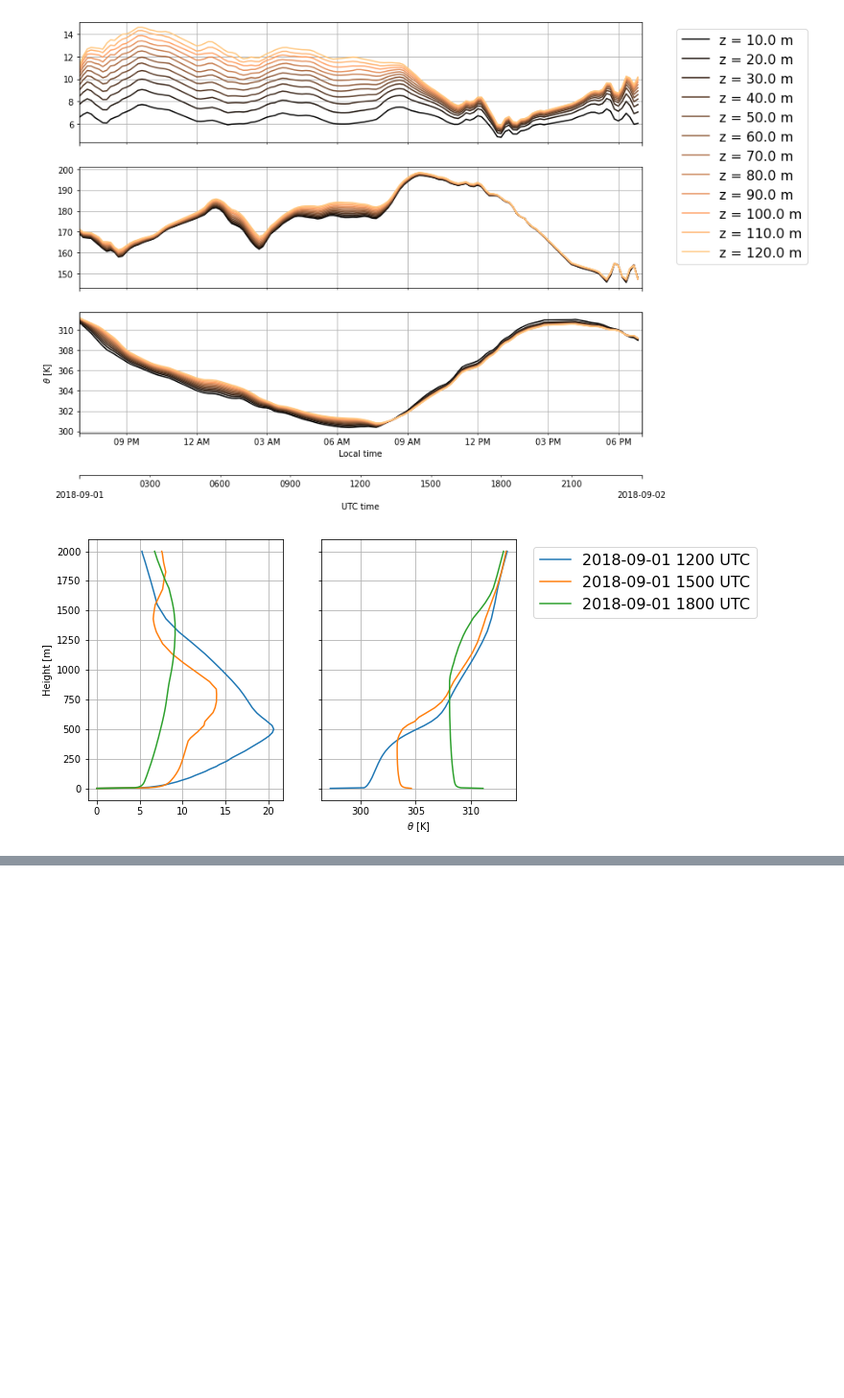
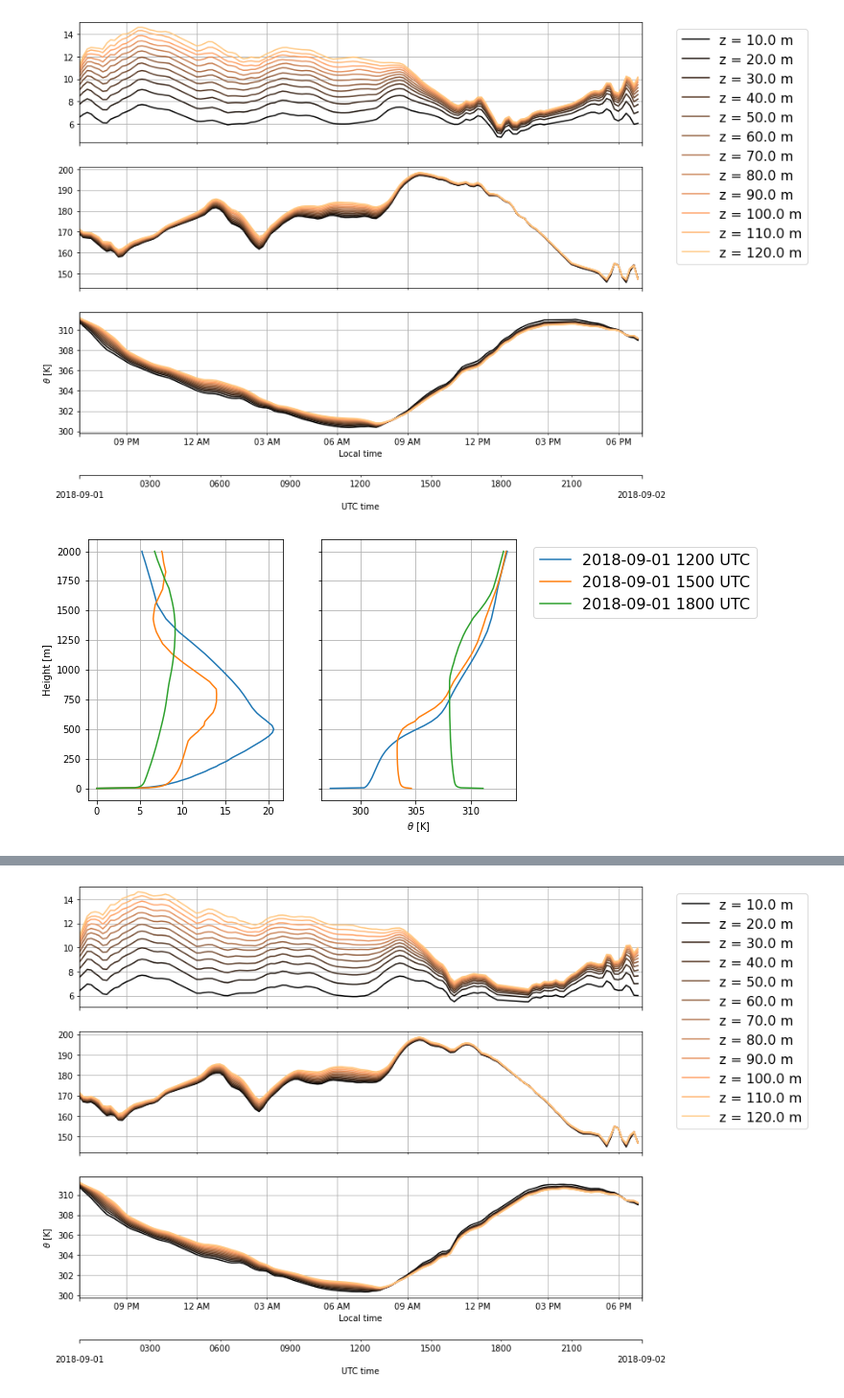
Before and after one commit to joejoeyjoseph/mmc-pnnl-j3, a Jupyter notebook: sgp/eagle/02_read_auxtend.ipynb, the cells around one changed output, grey strips where cells are left out. Shown at 96% size. Drawn from its saved outputs; the diff is of its cells as text; code cells hidden in the pictures; blank space fills up the shorter version.

Commit message:
add 0901edmf

```diff
--- a/sgp/eagle/02_read_auxtend.ipynb
+++ b/sgp/eagle/02_read_auxtend.ipynb
@@ -18,8 +18,6 @@ from mmctools.coupling.sowfa import InternalCoupling
 from mmctools.helper_functions import calc_wind
 from mmctools.plotting import plot_timehistory_at_height, plot_profile
 
-# dpath = '/projects/mmc/SWIFTRegion/SWIFT_2013110800_GFS/auxout/'
-dpath = '/projects/mmcpnnl/jlee/wrf-mmc/sgp/sgp_mynn_edmf/0901_mynn/auxout/'
 file_filter  = 'mmc_d02_*'
 target_date = '2018-09-01'
 
@@ -33,3 +31,21 @@ site_longitude = -97.485
 # - 'average': average of an area L_filter x Lfilter centred around the site
 spatial_filter = 'interpolate'
 L_filter = 0.0
+
+def convert_xa_to_df(xa, target_date):
+
+    # Round timestamp to 10min
+    xa['Time'] = xa['Time'].dt.round('10min')
+
+    df = xa.to_dataframe().loc[:,['U10', 'V10', 'U',
+                                  'V', 'W', 'theta',
+                                  'T_TEND_ADV']].reset_index()
+    df.rename(index=str, columns={"Time": "datetime"},inplace=True)
+    df.set_index('datetime',inplace=True)
+
+    df = df.loc[target_date]
+
+    df['ws'], df['wd'] = calc_wind(df, 'U', 'V')
+    df['ws10'], df['wd10'] = calc_wind(df, 'U10', 'V10')
+
+    return df
@@ -194,0 +194,11 @@ fig,ax = plot_profile(
+# %%
+dpath = '/projects/mmcpnnl/jlee/wrf-mmc/sgp/sgp_mynn_edmf/0901_edmf/auxout/'
+# %%
+%%time
+# leads to error at restart times...
+xa_0901e = read_dir(dpath, file_filter=file_filter,
+              reader=extract_column_from_wrfdata,
+              verbose=True,
+              coords=(site_latitude,site_longitude),
+              spatial_filter=spatial_filter, L_filter=L_filter
+             )
@@ -194,0 +279,15 @@ fig,ax = plot_profile(
+# %%
+df_0901e = convert_xa_to_df(xa_0901e, target_date)
+# %%
+fig, ax, ax2 = plot_timehistory_at_height(
+    df_0901e,
+    fields=['ws', 'wd', 'theta'],
+    heights=np.linspace(10,120,12),
+    cmap='copper',
+    timelimits=['2018-09-01 00:00', '2018-09-02 00:00'],
+#     fieldlimits={'ws':(4,15), 'wd':(180,240)},
+    plot_local_time=True,
+    local_time_offset=-5
+)
+# %% [output]
+[figure, added]
```
Also changed, not shown: parts of 8 cells of this notebook, 1 other file.
